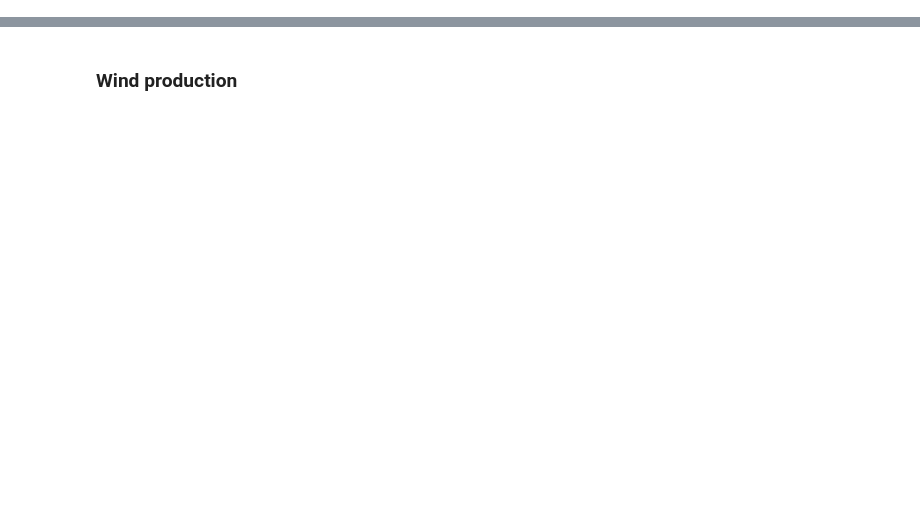
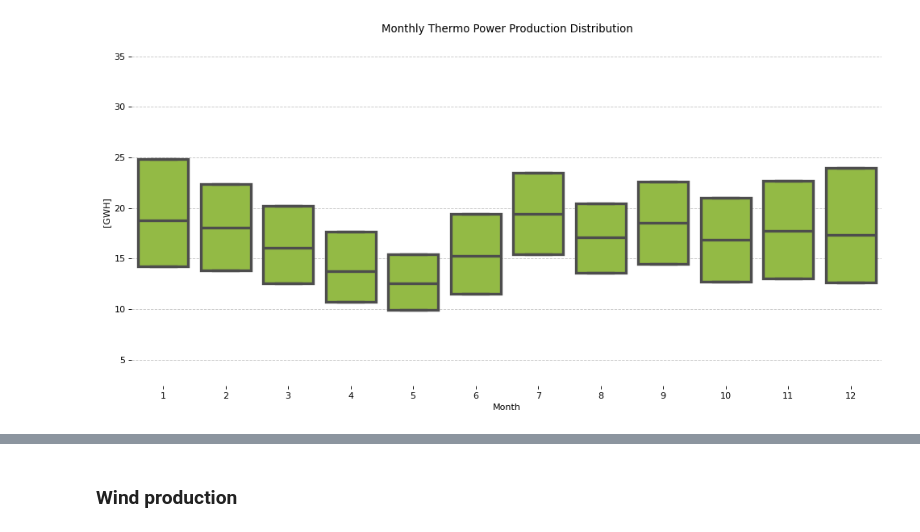
Before and after one commit to samueledelia/Italian-imbalance-forecasting, a Jupyter notebook: notebook/data_exploration/power_generation.ipynb, the cells around one changed output, grey strips where cells are left out. Drawn from its saved outputs; the diff is of its cells as text; code cells hidden in the pictures; blank space fills up the shorter version.

```diff
--- a/notebook/data_exploration/power_generation.ipynb
+++ b/notebook/data_exploration/power_generation.ipynb
@@ -82,0 +129,21 @@ geothermal = utils.filter_and_rename_energy_source(ren_energy, 'Geothermal', 'WI
+# %%
+import seaborn as sns
+
+thermo_copy = thermo.copy()
+thermo_copy.loc[:, 'hour'] = thermo_copy.index.hour
+thermo_copy.loc[:, 'month'] = thermo_copy.index.month
+
+fig, ax = plt.subplots(figsize=(15, 7), dpi=DPI)
+sns.boxplot(data=thermo_copy, x='month', y='THERMO_GWH', fliersize=0, whis=0, linewidth=3, ax=ax, color = "yellowgreen")
+ax.set_xlabel("Month"); ax.set_ylabel("[GWH]")
+ax.set_title("Monthly Thermo Power Production Distribution")
+# Hide specific plot spines
+ax.spines["left"].set_visible(False)
+ax.spines["right"].set_visible(False)
+ax.spines["top"].set_visible(False)
+ax.spines["bottom"].set_visible(False)
+
+ax.grid(True, axis='y', linestyle='--', alpha=0.7)
+plt.show()
+# %% [output]
+[figure, added]
```
Also changed, not shown: parts of 39 cells of this notebook, 6 other files.
